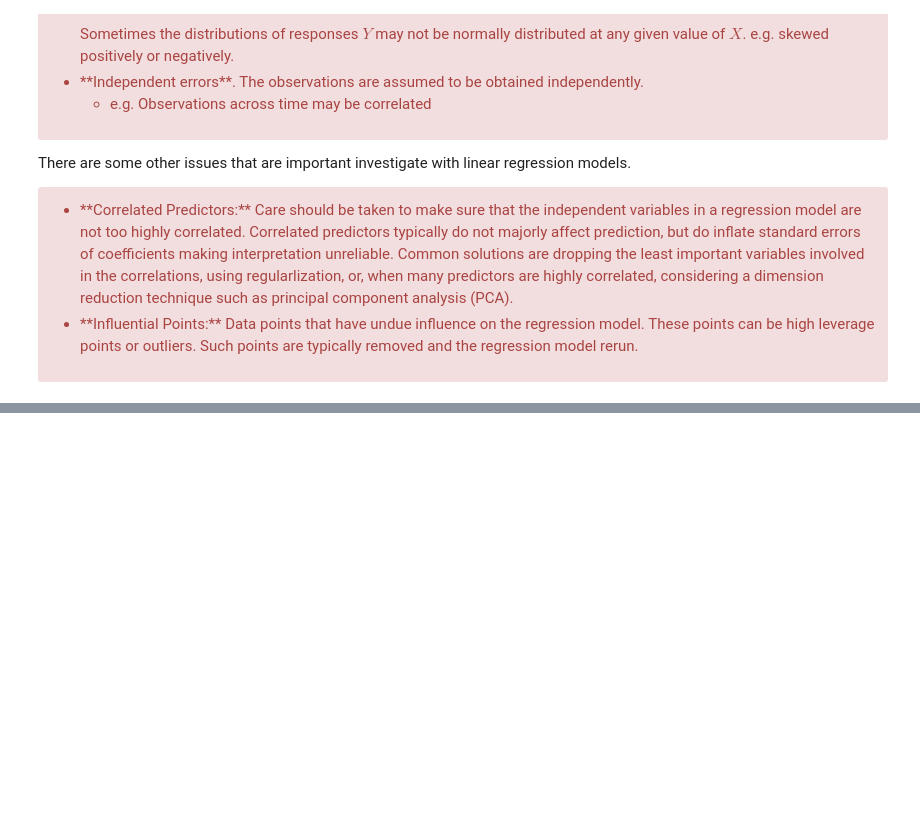
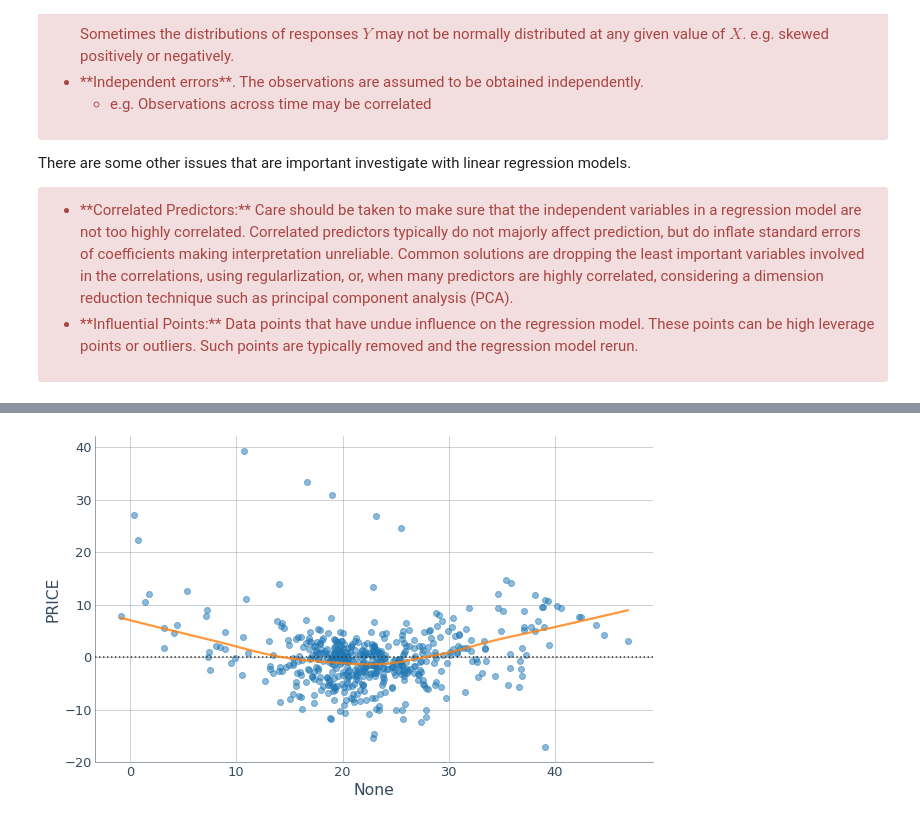
Before and after one commit to b-gibbs/data_science, a Jupyter notebook: Machine Learning/Linear Regression/Mini_Project_Linear_Regression.ipynb, the cells around one changed output, grey strips where cells are left out. Cells and saved outputs as stored; diff of their text form; code cells hidden in the pictures; blank space fills up the shorter version.

```diff
--- a/Machine Learning/Linear Regression/Mini_Project_Linear_Regression.ipynb
+++ b/Machine Learning/Linear Regression/Mini_Project_Linear_Regression.ipynb
@@ -1836,8 +1231,0 @@ _ = plt.title('Quantile Plot of the Residuals');
-# %%
-# ferret out large residuals
-bos['FITTED'] = m.fittedvalues
-bos['RESIDUALS'] = m.resid
-
-large_residuals = bos[bos.RESIDUALS > 20]
-bos.describe()
-large_residuals
@@ -2279,9 +1231,0 @@ Warnings:
-# %%
-from sklearn.ensemble import RandomForestRegressor
-from sklearn.datasets import make_regression
-from sklearn.model_selection import GridSearchCV
-from sklearn.model_selection import train_test_split
-from sklearn.feature_selection import f_regression
-
-%matplotlib inline
-sns.set(style="white", font_scale=0.9)
@@ -2531,0 +1247,8 @@ R-square: 0.965780204182371
+# %%
+sns.residplot(m_3.fittedvalues, 'PRICE',
+              data=bos,
+              lowess=True,
+              scatter_kws={'color': 'C0', 'alpha': 0.5},
+              line_kws={'color': 'C1', 'alpha': 0.8});
+# %% [output]
+[figure, added]
```
Also changed, not shown: parts of 166 cells of this notebook, 9 other files.
